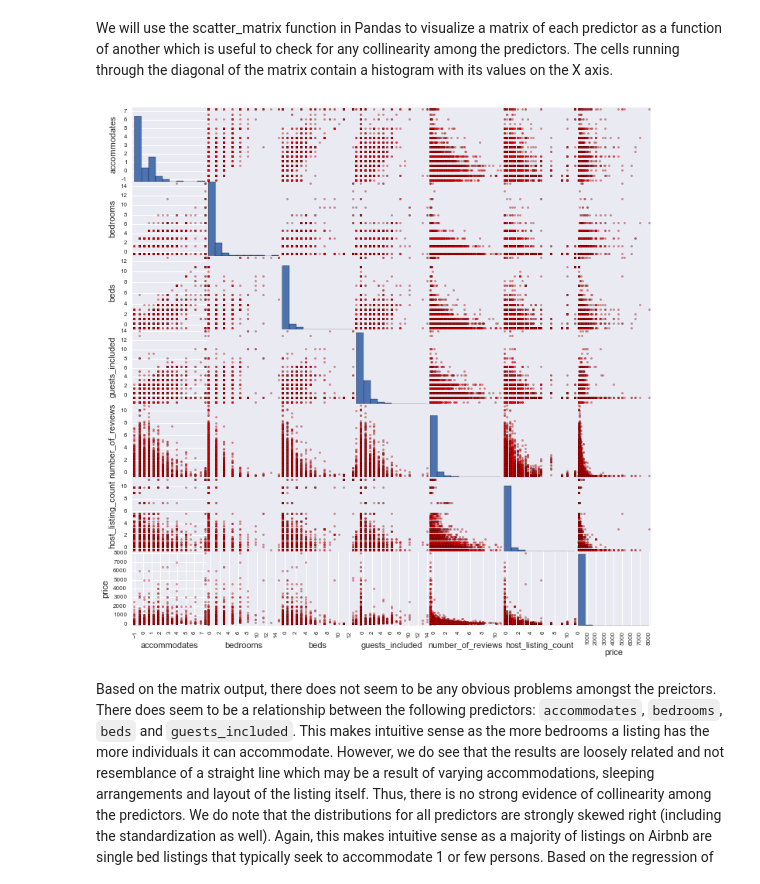
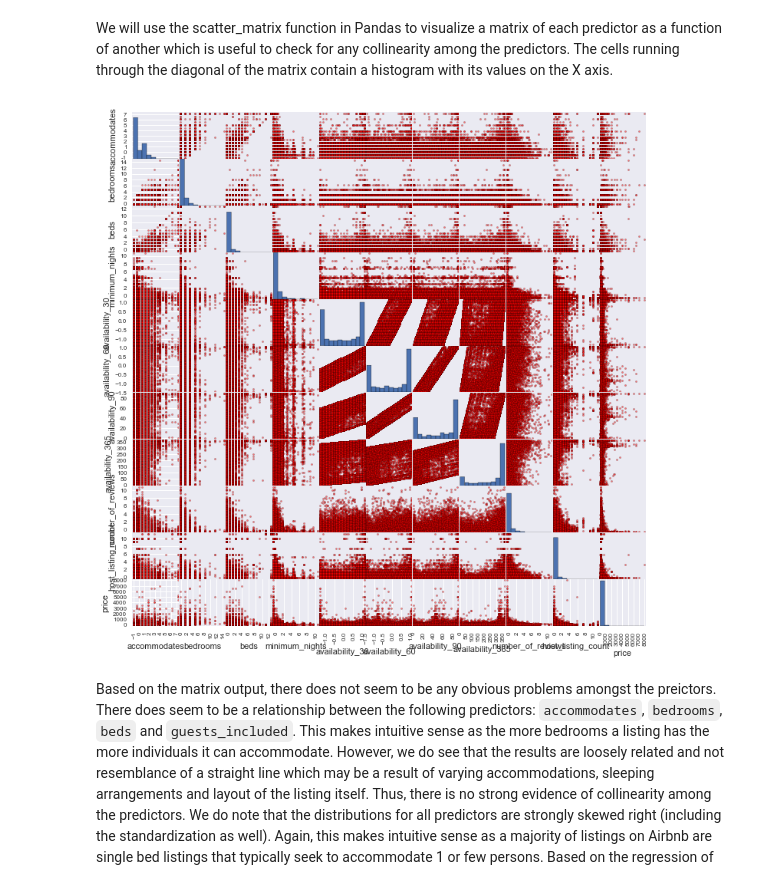
Before and after one commit to samuelklam/airbnb-pricing-prediction, a Jupyter notebook: data-exploration/data-exploration-listings.ipynb, the cells around one changed output. Saved outputs shown, nothing was run; the diff lists cells and outputs as text; code cells hidden in the pictures.

```diff
--- a/data-exploration/data-exploration-listings.ipynb
+++ b/data-exploration/data-exploration-listings.ipynb
@@ -24,10 +24,10 @@ data = pd.read_csv('../datasets/listings_clean.csv')
 We will use the scatter_matrix function in Pandas to visualize a matrix of each predictor as a function of another which is useful to check for any collinearity among the predictors. The cells running through the diagonal of the matrix contain a histogram with its values on the X axis.
 # %%
 # check for collinearity and visualize relationship between each predictor and price
-matrix_cols = ['accommodates', 'bedrooms', 'beds', 'guests_included', 'number_of_reviews', 'host_listing_count', 'price']
+matrix_cols = ['accommodates', 'bedrooms', 'beds', 'minimum_nights', 'availability_30', 'availability_60', 'availability_90', 'availability_365', 'number_of_reviews', 'host_listing_count', 'price']
 axs = pd.scatter_matrix(data[matrix_cols], figsize=(12, 12), c='red')
 # %% [output]
-[figure, old version]
+[figure, new version]
 # %% [markdown]
 Based on the matrix output, there does not seem to be any obvious problems amongst the preictors. There does seem to be a relationship between the following predictors: `accommodates`, `bedrooms`, `beds` and `guests_included`. This makes intuitive sense as the more bedrooms a listing has the more individuals it can accommodate. However, we do see that the results are loosely related and not resemblance of a straight line which may be a result of varying accommodations, sleeping arrangements and layout of the listing itself. Thus, there is no strong evidence of collinearity among the predictors. We do note that the distributions for all predictors are strongly skewed right (including the standardization as well). Again, this makes intuitive sense as a majority of listings on Airbnb are single bed listings that typically seek to accommodate 1 or few persons. Based on the regression of each predictor against the target varaible, there doesn't seem to be too strong of a trend as one increases the number of beds or bedrooms and the price increases accordingly. This may be a result that again a majority of the listings on Airbnb are single bed listings.
 # %%
```
Also changed, not shown: 3 other files.
